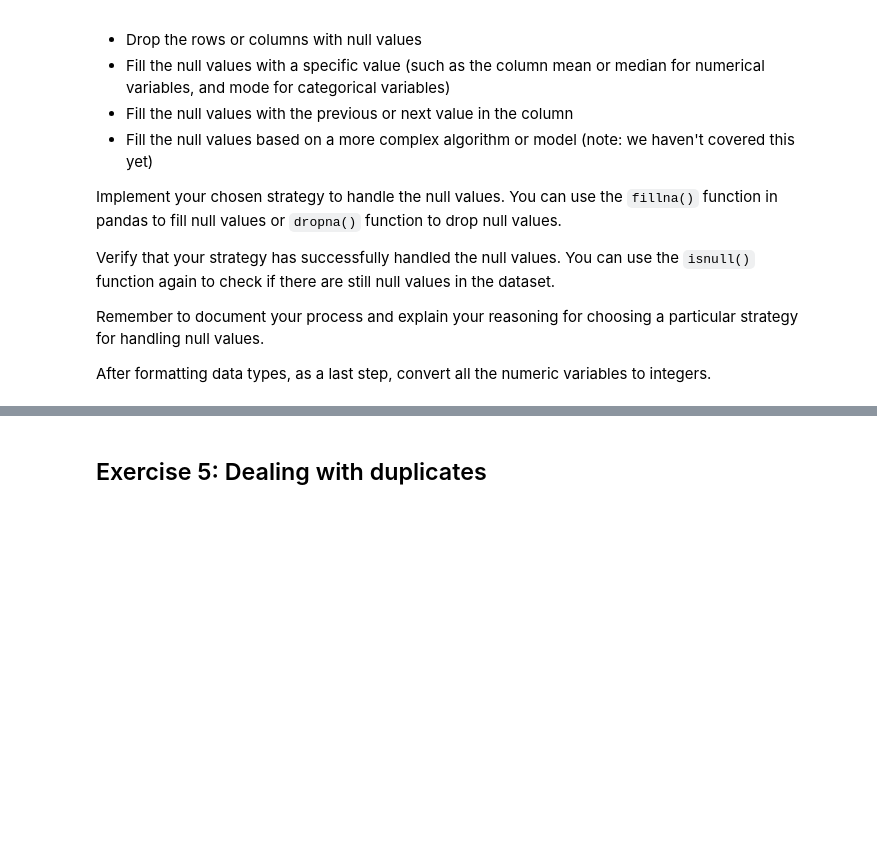
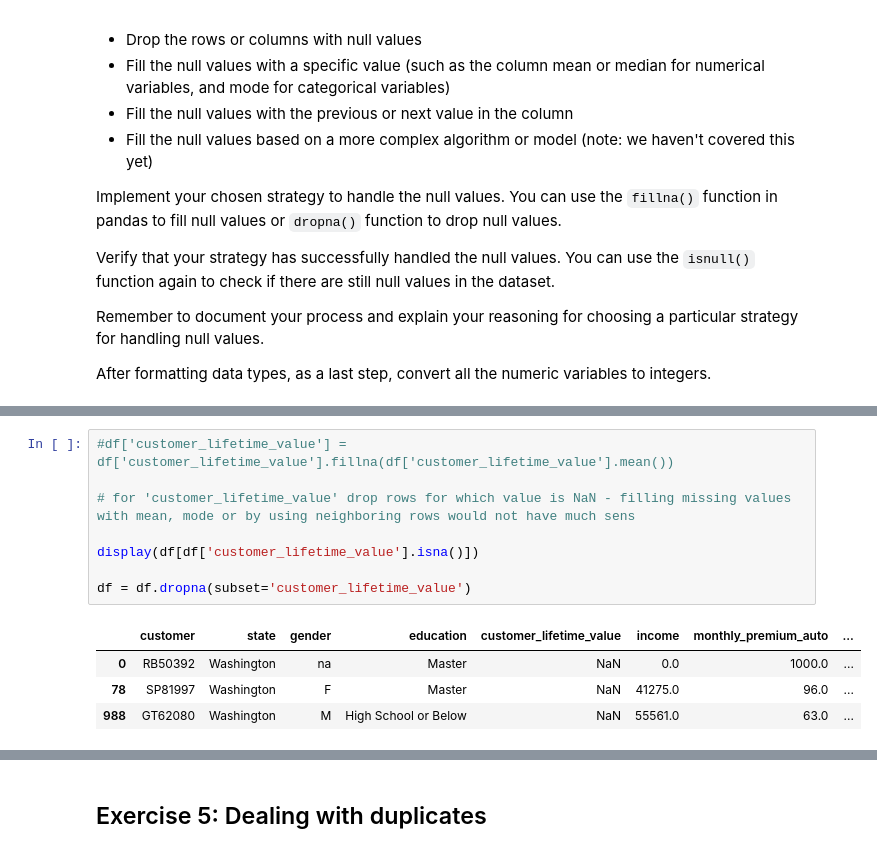
Before and after one commit to Beata2307/lab-dw-data-cleaning-and-formatting, a Jupyter notebook: lab-dw-data-cleaning-and-formatting.ipynb, the cells around one changed output, grey strips where cells are left out. Cells and saved outputs as stored; diff of their text form; blank space fills up the shorter version.

```diff
--- a/lab-dw-data-cleaning-and-formatting.ipynb
+++ b/lab-dw-data-cleaning-and-formatting.ipynb
@@ -176,0 +225,13 @@ After formatting data types, as a last step, convert all the numeric variables t
+# %%
+#df['customer_lifetime_value'] = df['customer_lifetime_value'].fillna(df['customer_lifetime_value'].mean())
+
+# for 'customer_lifetime_value' drop rows for which value is NaN - filling missing values with mean, mode or by using neighboring rows would not have much sens
+
+display(df[df['customer_lifetime_value'].isna()])
+
+df = df.dropna(subset='customer_lifetime_value')
+# %% [output]
+|  | customer | state | gender | education | customer_lifetime_value | income | monthly_premium_auto | ... |
+| 0 | RB50392 | Washington | na | Master | NaN | 0.0 | 1000.0 | ... |
+| 78 | SP81997 | Washington | F | Master | NaN | 41275.0 | 96.0 | ... |
+| 988 | GT62080 | Washington | M | High School or Below | NaN | 55561.0 | 63.0 | ... |
```
Also changed, not shown: parts of 16 cells of this notebook.
